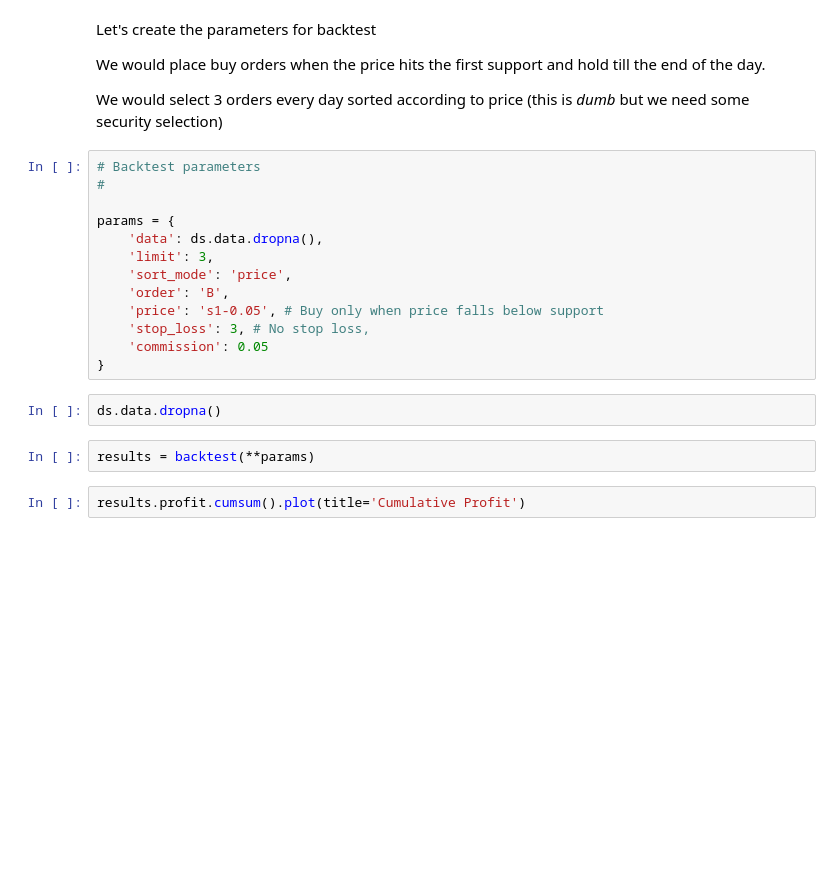
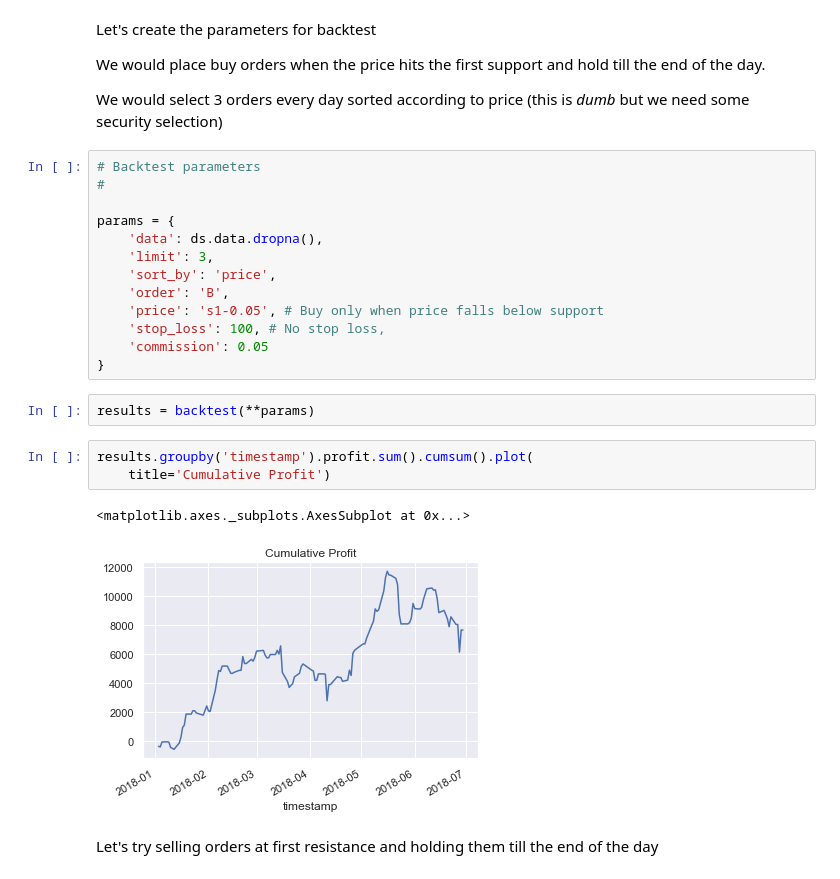
Before and after one commit to uberdeveloper/fastbt, a Jupyter notebook: examples/PivotPoints.ipynb, the cells around one changed output. Drawn from its saved outputs; the diff is of its cells as text; blank space fills up the shorter version.

```diff
--- a/examples/PivotPoints.ipynb
+++ b/examples/PivotPoints.ipynb
@@ -74,15 +99,19 @@ We would select 3 orders every day sorted according to price (this is *dumb* but
 params = {
     'data': ds.data.dropna(),
     'limit': 3,
-    'sort_mode': 'price',
+    'sort_by': 'price',
     'order': 'B',
     'price': 's1-0.05', # Buy only when price falls below support
-    'stop_loss': 3, # No stop loss,
+    'stop_loss': 100, # No stop loss,
     'commission': 0.05
 }
-# %%
-ds.data.dropna()
 # %%
 results = backtest(**params)
 # %%
-results.profit.cumsum().plot(title='Cumulative Profit')
+results.groupby('timestamp').profit.sum().cumsum().plot(
+    title='Cumulative Profit')
+# %% [output]
+<matplotlib.axes._subplots.AxesSubplot at 0x...>
+[figure, added]
+# %% [markdown]
+Let's try selling orders at first resistance and holding them till the end of the day
```
Also changed, not shown: parts of 11 cells of this notebook.
